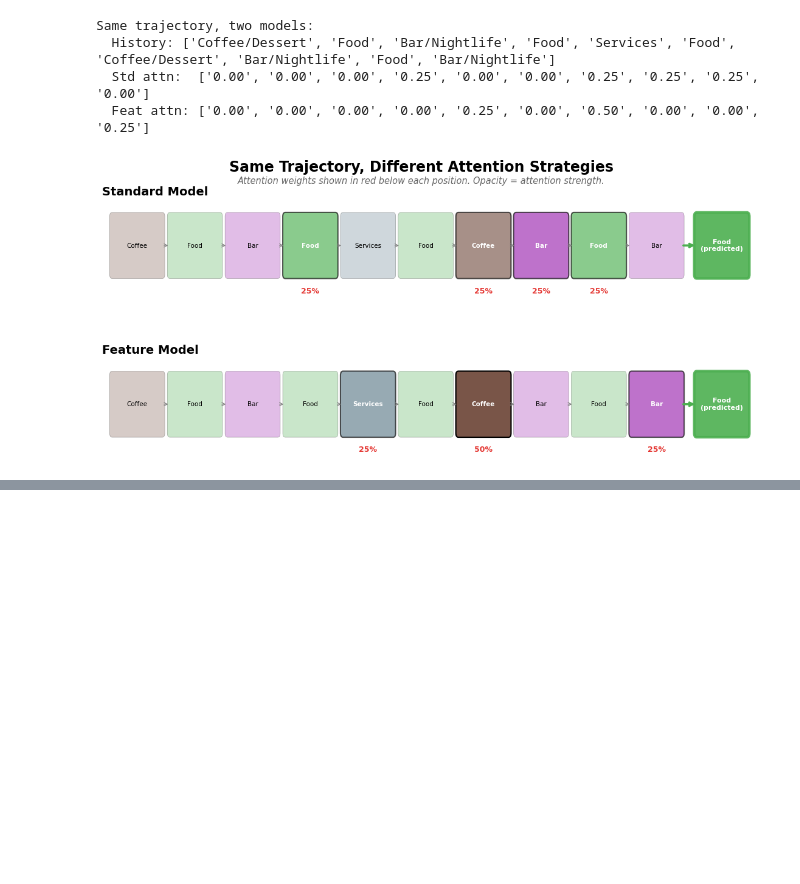
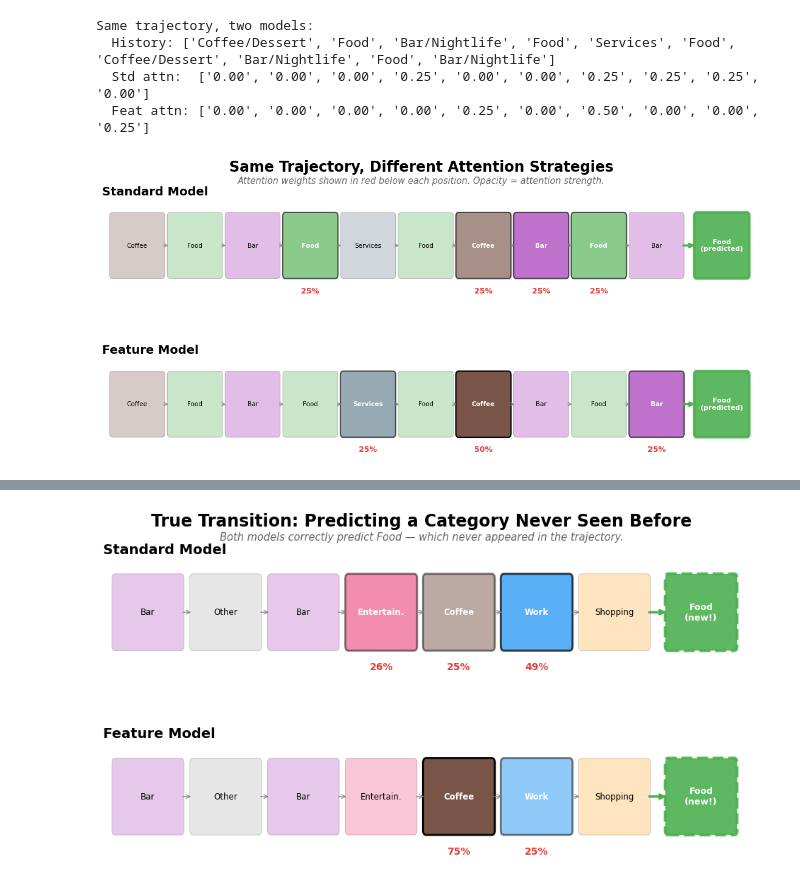
Before and after one commit to avitalkb/spatial_learning, a Jupyter notebook: mobility_attention/analysis_notebook_version.ipynb, the cells around one changed output, grey strips where cells are left out. Drawn from its saved outputs; the diff is of its cells as text; code cells hidden in the pictures; blank space fills up the shorter version.

```diff
--- a/mobility_attention/mobility_attention_clean.ipynb
+++ b/mobility_attention/analysis_notebook_version.ipynb
@@ -33,7 +33,7 @@ from train import split_data, train_model
 from attention import analyze_attention, get_attention_stats, analyze_by_transition_type
 
 # Set to True to skip training and load saved results
-LOAD_SAVED = False
+LOAD_SAVED = True
 
 # Placeholders for attention results (populated later)
 attn_std_gw = attn_std_fs = attn_feat_gw = attn_feat_fs = None
@@ -1438,3 +1456,15 @@ plt.savefig('/Users/avitalkleinbrill/Documents/vscode_projects/spatiel_learning/
 plt.show()
 # %% [output]
 [figure]
+# %%
+# Find correct true transitions in feature model (target NOT in history)
+true_trans_feat = [r for r in attn_feat_gw if r['correct']
+                   and r['target'] not in r['history']
+                   and len(r['history']) >= 6 and len(r['history']) <= 12]
+
+print(f"Found {len(true_trans_feat)} correct true transitions\n")
+
+for i, ex in enumerate(true_trans_feat[:15]):
+    print(f"{i}: {' -> '.join(ex['history'])} -> [{ex['target']}]  (conf={ex['confidence']:.2f})")
+    print(f"   attn: {[f'{a:.2f}' for a in ex['attn_values']]}")
+    print()
@@ -1440,0 +1528,77 @@ plt.show()
+# %%
+history = ex_feat_tt['history']
+std_attn = ex_std_tt['attn_values']
+feat_attn = ex_feat_tt['attn_values']
+target = ex_feat_tt['target']
+
+n = len(history)
+
+fig, axes = plt.subplots(2, 1, figsize=(12, 5.5), gridspec_kw={'hspace': 0.6})
+
+for ax_idx, (model_name, attn_vals) in enumerate([
+    ('Standard Model', std_attn),
+    ('Feature Model', feat_attn),
+]):
+    ax = axes[ax_idx]
+    max_attn = max(max(std_attn), max(feat_attn))
+
+    for i in range(n):
+        cat = history[i]
+        attn = attn_vals[i]
+        color = cat_colors.get(cat, '#9E9E9E')
+
+        # Box opacity based on attention
+        alpha = 0.25 + 0.75 * (attn / max_attn)
+        box = mpatches.FancyBboxPatch(
+            (i * 1.3, 0.15), 1.1, 0.7,
+            boxstyle="round,pad=0.05",
+            facecolor=color, alpha=alpha,
+            edgecolor='black', linewidth=2.0 if attn > 0.1 else 0.5
+        )
+        ax.add_patch(box)
+
+        # Category label
+        label = cat.replace('Coffee/Dessert', 'Coffee').replace('Bar/Nightlife', 'Bar').replace('Entertainment', 'Entertain.')
+        ax.text(i * 1.3 + 0.55, 0.5, label, ha='center', va='center',
+                fontsize=8.5, fontweight='bold' if attn > 0.1 else 'normal',
+                color='white' if attn > 0.2 else 'black')
+
+        # Attention weight below
+        if attn > 0.01:
+            ax.text(i * 1.3 + 0.55, -0.02, f'{attn:.0%}', ha='center', va='top',
+                    fontsize=10, fontweight='bold', color='#E53935')
+
+        # Arrow between positions
+        if i < n - 1:
+            ax.annotate('', xy=((i+1) * 1.3, 0.5), xytext=(i * 1.3 + 1.1, 0.5),
+                        arrowprops=dict(arrowstyle='->', color='gray', lw=0.8))
+
+    # Target prediction arrow
+    ax.annotate('', xy=((n) * 1.3 + 0.15, 0.5), xytext=((n-1) * 1.3 + 1.1, 0.5),
+                arrowprops=dict(arrowstyle='->', color='#4CAF50', lw=2.5))
+
+    # Target box — with dashed border to indicate "new"
+    target_box = mpatches.FancyBboxPatch(
+        (n * 1.3 + 0.15, 0.15), 1.1, 0.7,
+        boxstyle="round,pad=0.05",
+        facecolor=cat_colors.get(target, '#9E9E9E'), alpha=0.9,
+        edgecolor='#4CAF50', linewidth=3, linestyle='--'
+    )
+    ax.add_patch(target_box)
+    ax.text(n * 1.3 + 0.7, 0.5, f'{target}\n(new!)', ha='center', va='center',
+            fontsize=9, fontweight='bold', color='white')
+
+    ax.set_xlim(-0.2, (n + 1) * 1.3 + 0.4)
+    ax.set_ylim(-0.15, 1.05)
+    ax.set_title(model_name, fontsize=14, fontweight='bold', loc='left')
+    ax.axis('off')
+
+fig.suptitle('True Transition: Predicting a Category Never Seen Before', fontsize=17, fontweight='bold', y=1.0)
+fig.text(0.5, 0.93, 'Both models correctly predict Food — which never appeared in the trajectory.',
+         ha='center', fontsize=10.5, color='#666', style='italic')
+
+plt.savefig('/Users/avitalkleinbrill/Documents/vscode_projects/spatiel_learning/mobility_attention/attention_path_transition.png',
+            dpi=200, bbox_inches='tight', facecolor='white')
+plt.show()
+# %% [output]
+[figure, added]
```
Also changed, not shown: parts of 7 cells of this notebook, 4 other files.
